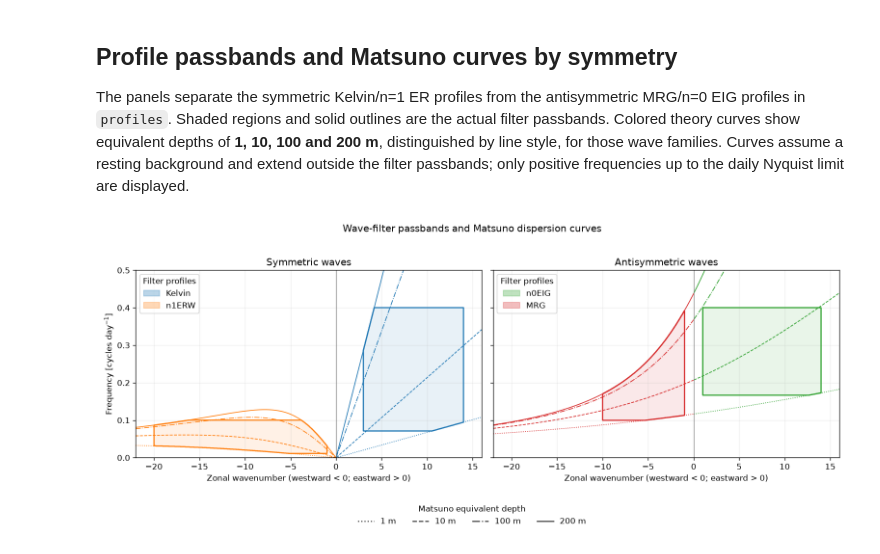
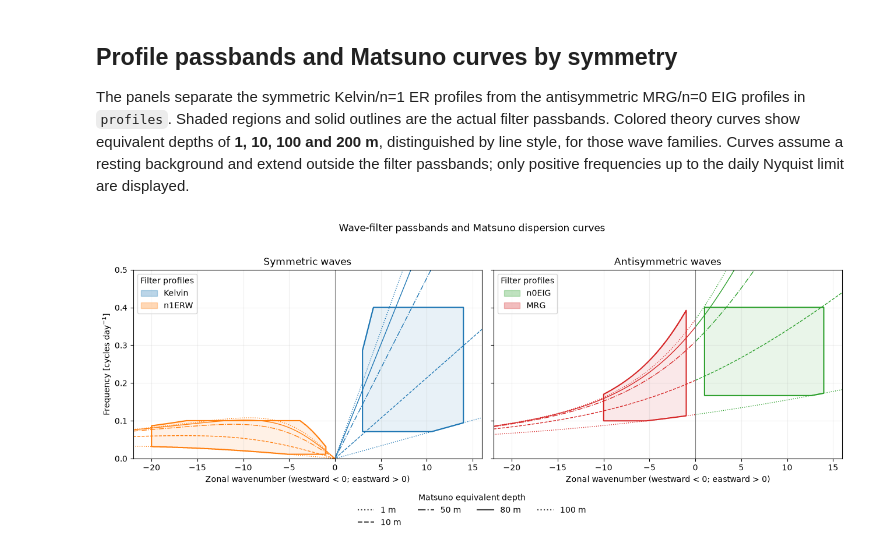
Before and after one commit to pedroanguloumana/cmip6_equiv_depth_distributions, a Jupyter notebook: notebooks/Wheeler-Kiladis_Spectra.ipynb, the cells around one changed output. Drawn from its saved outputs; the diff is of its cells as text; code cells hidden in the pictures.

Commit message:
Reconcile Levante notebook edits and WK plotting helper

```diff
--- a/notebooks/Wheeler-Kiladis_Spectra.ipynb
+++ b/notebooks/Wheeler-Kiladis_Spectra.ipynb
@@ -85,8 +160,8 @@ from matplotlib.patches import Patch
 from xr_ccew.matsuno import profile_curve_frequency
 
 # Plot the same profiles as above; the theoretical curves assume resting flow.
-equivalent_depths_m = (1, 10, 100, 200)
-depth_linestyles = {1: ":", 10: "--", 100: "-.", 200: "-"}
+equivalent_depths_m = (1, 10, 50, 80, 100)
+depth_linestyles = {1: ":", 10: "--", 50: "-.", 80: "-", 100: ":"}
 profile_colors = {wave: f"C{i}" for i, wave in enumerate(profiles)}
 
 # A plotting grid, rather than a data spectrum: no OLR loading is needed.
@@ -133,31 +208,31 @@ for ax_profile, symmetry in zip(axes_profiles, ("symmetric", "antisymmetric")):
             curve_frequency = profile_curve_frequency(
                 profile.curve_name, profile_k, depth,
                 meridional_mode_number=profile.meridional_mode_number,
                 background_u=0.0,
             )
             ax_profile.plot(
                 profile_k, curve_frequency, color=color,
                 linestyle=depth_linestyles[depth], linewidth=1.0,
             )
 
     ax_profile.axvline(0, color="0.5", linewidth=0.8)
     ax_profile.set(
         xlim=(profile_k.min(), profile_k.max()), ylim=(0, 0.5),
         xlabel="Zonal wavenumber (westward < 0; eastward > 0)",
         title=f"{symmetry.capitalize()} waves",
     )
     ax_profile.legend(handles=wave_handles, loc="upper left", title="Filter profiles")
     ax_profile.grid(alpha=0.2)
 
 axes_profiles[0].set_ylabel("Frequency [cycles day$^{-1}$]")
 fig_profiles.suptitle("Wave-filter passbands and Matsuno dispersion curves")
 fig_profiles.legend(
     handles=[Line2D([], [], color="0.25", linestyle=depth_linestyles[depth],
                     label=f"{depth} m") for depth in equivalent_depths_m],
     title="Matsuno equivalent depth", loc="lower center", ncol=4, frameon=False,
     bbox_to_anchor=(0.5, 0.01),
 )
 fig_profiles.tight_layout(rect=(0, 0.14, 1, 0.96))
 plt.show()
 # %% [output]
-[figure, old version]
+[figure, new version]
```
Also changed, not shown: parts of 4 cells of this notebook, 4 other files.
